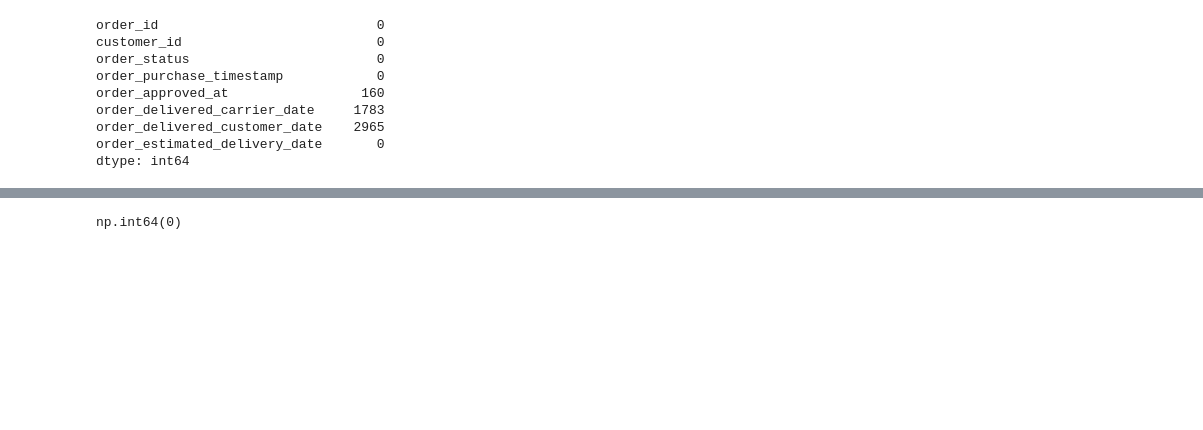
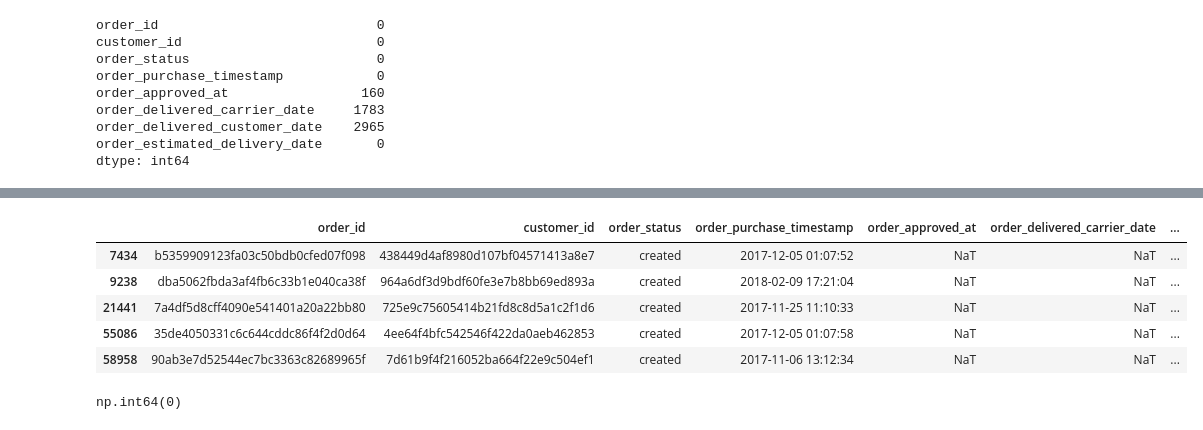
Before and after one commit to walleceoli/Projeto-Ecomerce-Olist, a Jupyter notebook: carregar_dados.ipynb, the cells around one changed output, grey strips where cells are left out. Saved outputs shown, nothing was run; the diff lists cells and outputs as text; code cells hidden in the pictures; blank space fills up the shorter version.

```diff
--- a/carregar_dados.ipynb
+++ b/carregar_dados.ipynb
@@ -681,3 +723,13 @@ dtype: int64
+# %%
+df_nulos_filtro_created = df_nulos[df_nulos['order_status'] == 'created']
+df_nulos_filtro_created
+# %% [output]
+|  | order_id | customer_id | order_status | order_purchase_timestamp | order_approved_at | order_delivered_carrier_date | ... |
+| 7434 | b5359909123fa03c50bdb0cfed07f098 | 438449d4af8980d107bf04571413a8e7 | created | 2017-12-05 01:07:52 | NaT | NaT | ... |
+| 9238 | dba5062fbda3af4fb6c33b1e040ca38f | 964a6df3d9bdf60fe3e7b8bb69ed893a | created | 2018-02-09 17:21:04 | NaT | NaT | ... |
+| 21441 | 7a4df5d8cff4090e541401a20a22bb80 | 725e9c75605414b21fd8c8d5a1c2f1d6 | created | 2017-11-25 11:10:33 | NaT | NaT | ... |
+| 55086 | 35de4050331c6c644cddc86f4f2d0d64 | 4ee64f4bfc542546f422da0aeb462853 | created | 2017-12-05 01:07:58 | NaT | NaT | ... |
+| 58958 | 90ab3e7d52544ec7bc3363c82689965f | 7d61b9f4f216052ba664f22e9c504ef1 | created | 2017-11-06 13:12:34 | NaT | NaT | ... |
 # %%
 ordens_conjun_dados.duplicated().sum()
 # %% [output]
```
Also changed, not shown: parts of 39 cells of this notebook.
